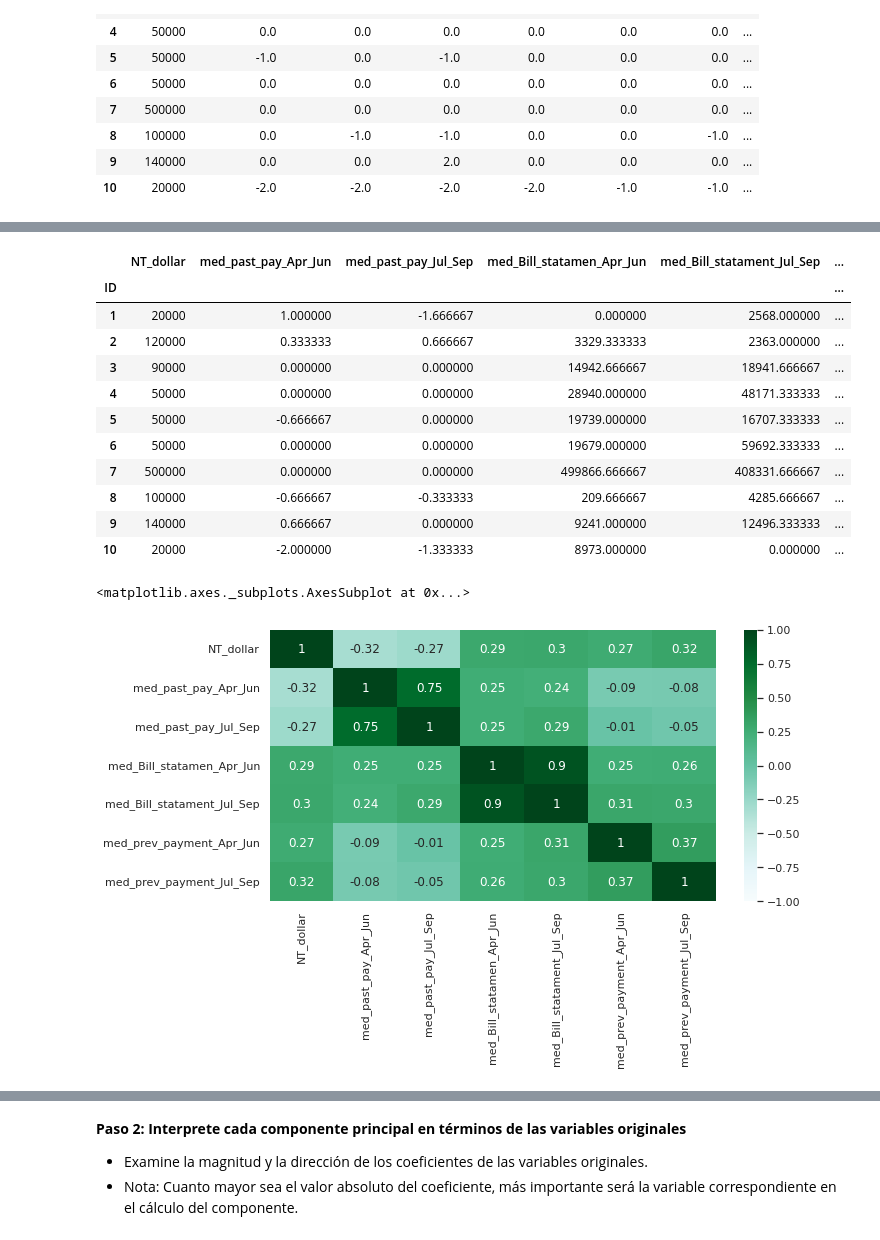
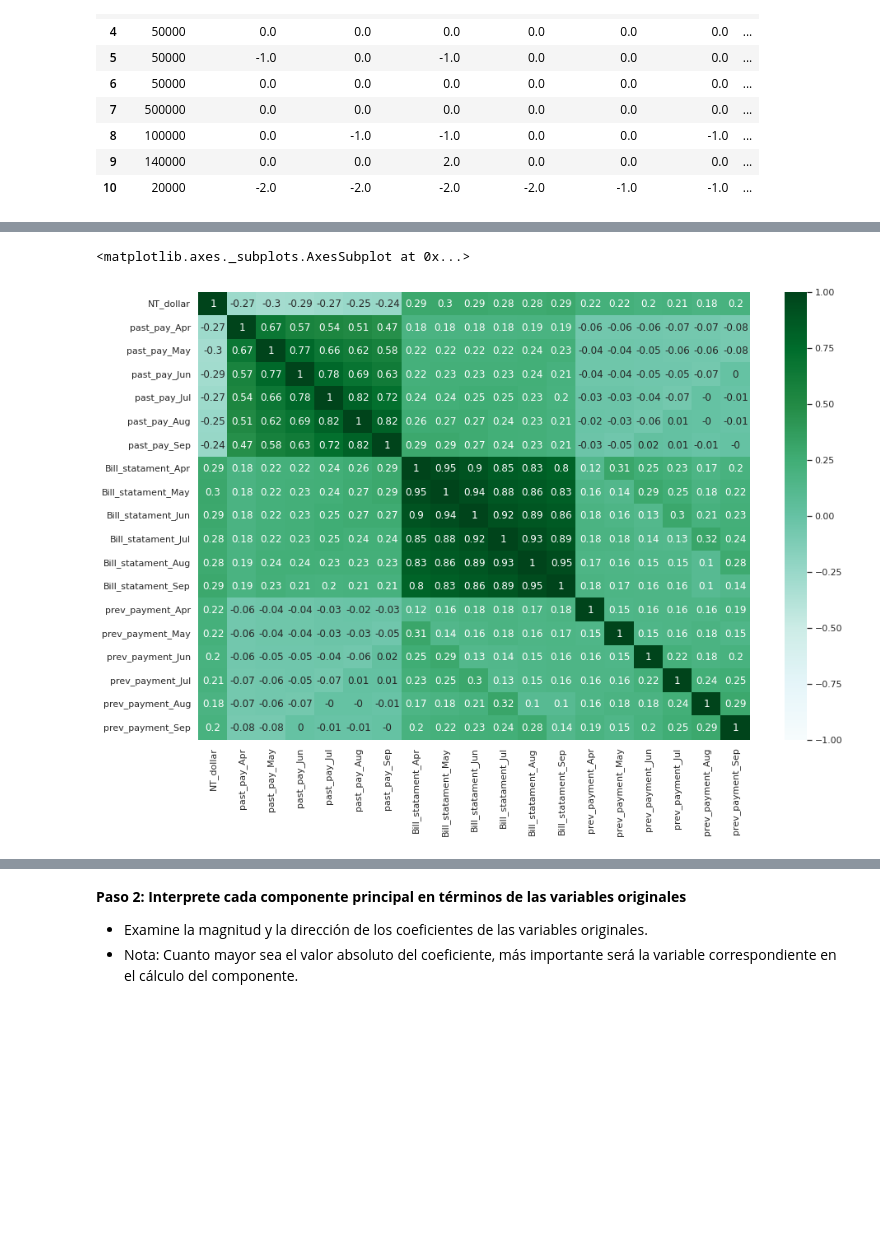
Before and after one commit to PosgradoMNA/actividades-de-aprendizaje-feracor, a Jupyter notebook: A01794022_Actividad_Semanal_4.ipynb, the cells around one changed output, grey strips where cells are left out. Drawn from its saved outputs; the diff is of its cells as text; code cells hidden in the pictures; blank space fills up the shorter version.

```diff
--- a/A01794022_Actividad_Semanal_4.ipynb
+++ b/A01794022_Actividad_Semanal_4.ipynb
@@ -121,7 +121,7 @@ df2
 
 df2 = df2.reindex(columns=['NT_dollar','past_pay_Apr','past_pay_May','past_pay_Jun','past_pay_Jul','past_pay_Aug','past_pay_Sep',
     'Bill_statament_Apr','Bill_statament_May','Bill_statament_Jun','Bill_statament_Jul','Bill_statament_Aug','Bill_statament_Sep',
-    'prev_payment_Apr','prev_payment_May','prev_payment_Jun','prev_payment_Jul','prev_payment_Aug','prev_payment_Sep','Y'])
+    'prev_payment_Apr','prev_payment_May','prev_payment_Jun','prev_payment_Jul','prev_payment_Aug','prev_payment_Sep'])
 df2.head(10)
 # %% [output]
 |  | NT_dollar | past_pay_Apr | past_pay_May | past_pay_Jun | past_pay_Jul | past_pay_Aug | past_pay_Sep | ... |
@@ -172,28 +139,11 @@ medi
-# %%
-df3 = medi.reindex(columns=['NT_dollar','med_past_pay_Apr_Jun','med_past_pay_Jul_Sep','med_Bill_statamen_Apr_Jun','med_Bill_statament_Jul_Sep',
-                            'med_prev_payment_Apr_Jun','med_prev_payment_Jul_Sep'])
-df3. head(10)
-# %% [output]
-|  | NT_dollar | med_past_pay_Apr_Jun | med_past_pay_Jul_Sep | med_Bill_statamen_Apr_Jun | med_Bill_statament_Jul_Sep | ... |
-| ID |  |  |  |  |  | ... |
-| 1 | 20000 | 1.000000 | -1.666667 | 0.000000 | 2568.000000 | ... |
-| 2 | 120000 | 0.333333 | 0.666667 | 3329.333333 | 2363.000000 | ... |
-| 3 | 90000 | 0.000000 | 0.000000 | 14942.666667 | 18941.666667 | ... |
-| 4 | 50000 | 0.000000 | 0.000000 | 28940.000000 | 48171.333333 | ... |
-| 5 | 50000 | -0.666667 | 0.000000 | 19739.000000 | 16707.333333 | ... |
-| 6 | 50000 | 0.000000 | 0.000000 | 19679.000000 | 59692.333333 | ... |
-| 7 | 500000 | 0.000000 | 0.000000 | 499866.666667 | 408331.666667 | ... |
-| 8 | 100000 | -0.666667 | -0.333333 | 209.666667 | 4285.666667 | ... |
-| 9 | 140000 | 0.666667 | 0.000000 | 9241.000000 | 12496.333333 | ... |
-| 10 | 20000 | -2.000000 | -1.333333 | 8973.000000 | 0.000000 | ... |
 # %%
 # Crear matriz de correlacion
 
-sns.set(rc = {'figure.figsize':(10,5)})
-sns.heatmap(df3.corr().round(2), cmap="BuGn", annot=True, vmin=-1, vmax=1)
+sns.set(rc = {'figure.figsize':(15,10)})
+sns.heatmap(df2.corr().round(2), cmap="BuGn", annot=True, vmin=-1, vmax=1)
 # %% [output]
 <matplotlib.axes._subplots.AxesSubplot at 0x...>
-[figure, old version]
+[figure, new version]
 # %%
 pcs = PCA()
 
```
Also changed, not shown: parts of 12 cells of this notebook.
